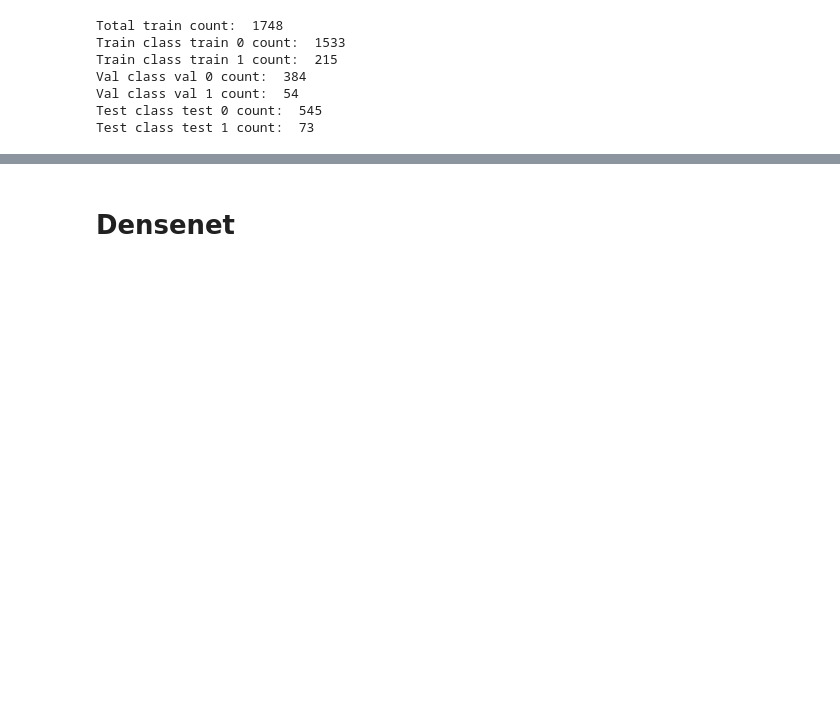
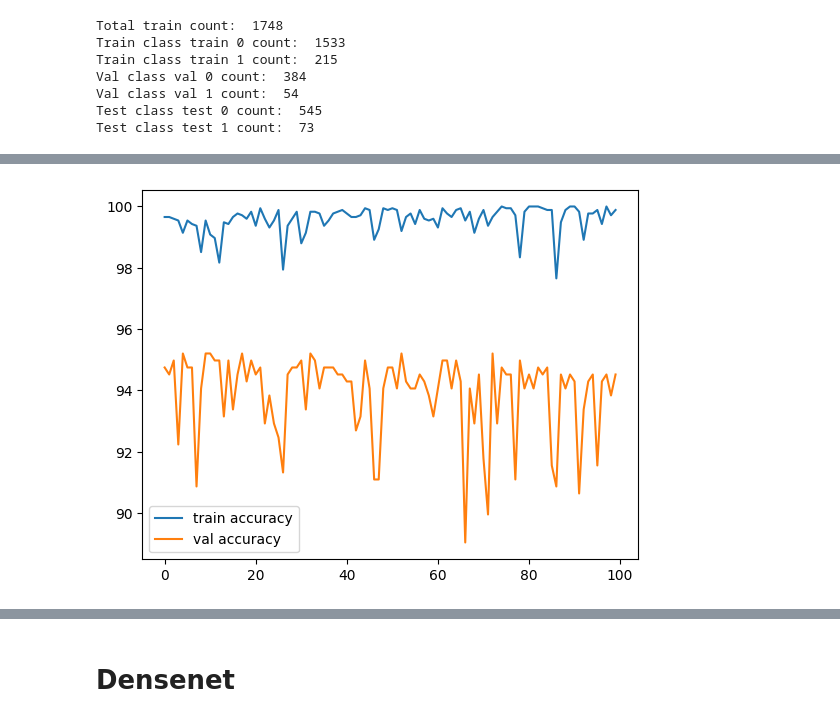
Before and after one commit to rishabh-mondal/AAAI_BK_Paper, a Jupyter notebook: detection_through_torch/compare_model_torch.ipynb, the cells around one changed output, grey strips where cells are left out. Cells and saved outputs as stored; diff of their text form; code cells hidden in the pictures; blank space fills up the shorter version.

```diff
--- a/detection_through_torch/compare_model_torch.ipynb
+++ b/detection_through_torch/compare_model_torch.ipynb
@@ -74,0 +215,6 @@ x_train.shape, x_val.shape, x_test.shape
+# %%
+plt.plot(train_accuracies, label='train accuracy')
+plt.plot(val_accuracies, label='val accuracy')
+plt.legend();
+# %% [output]
+[figure, added]
```
Also changed, not shown: parts of 18 cells of this notebook.
